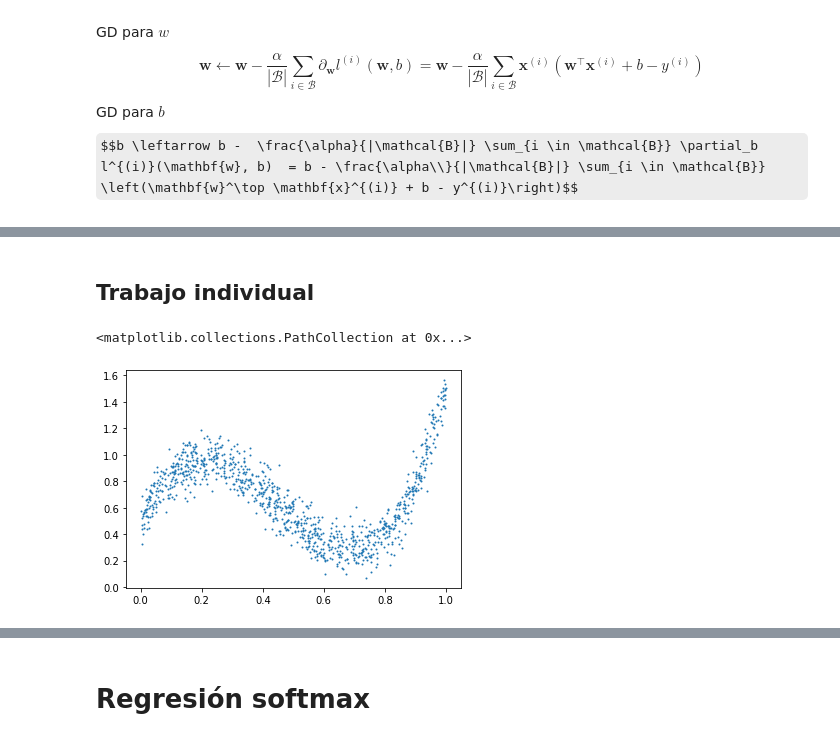
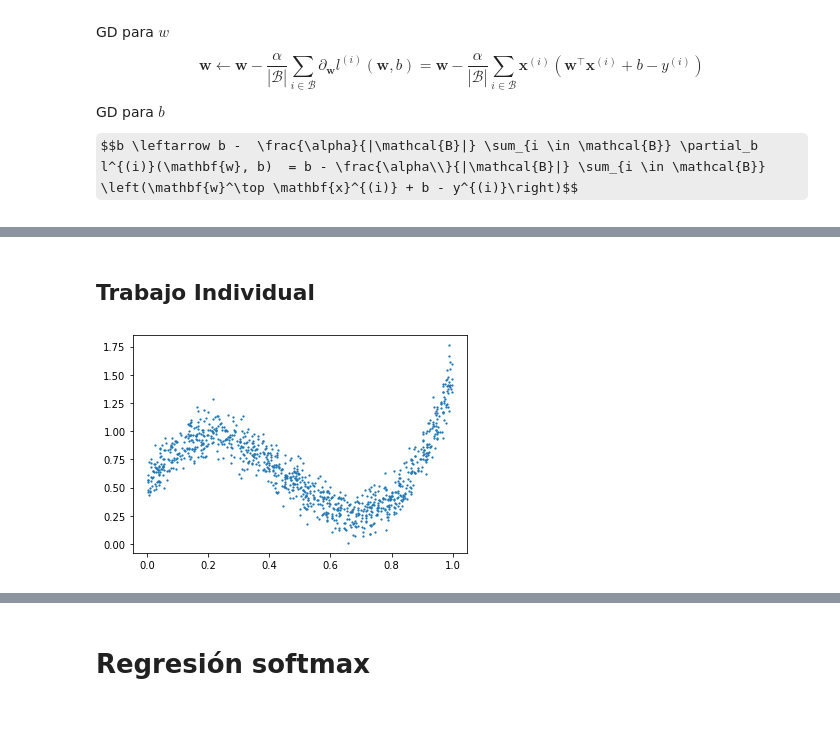
Before and after one commit to ramajoballester/mil_deeplearning, a Jupyter notebook: 1_introduccion.ipynb, the cells around one changed output, grey strips where cells are left out. Saved outputs shown, nothing was run; the diff lists cells and outputs as text; code cells hidden in the pictures; some formulas as TeX source.

```diff
--- a/1_introduccion.ipynb
+++ b/1_introduccion.ipynb
@@ -325,0 +300,25 @@ Epoch 4, loss: 0.2715857923030853
+# %%
+# Batch size
+batch_size = 8
+# Learning rate
+lr = 0.005
+# Número de epochs de entrenamiento
+num_epochs = 5
+# %%
+# Función de pérdida
+loss = nn.MSELoss()
+# Optimizador
+optimizer = torch.optim.SGD(model.parameters(), lr=lr)
+# %%
+# Inicialización de los parámetros (se inicializan por defecto)
+model.linear.weight.data.normal_(0, 0.01)
+model.linear.bias.data.fill_(0)
+
+for epoch in range(num_epochs):
+    for X, y in dataloader:
+        l = loss(model(X) ,y)
+        optimizer.zero_grad()
+        l.backward()
+        optimizer.step()
+    l = loss(model(X), y)
+    print(f'epoch {epoch + 1}, loss {l:f}')
@@ -326,2 +346,2 @@ Epoch 4, loss: 0.2715857923030853
 # %% [markdown]
-## Trabajo individual
+## Trabajo Individual
@@ -335,20 +355,18 @@ Epoch 4, loss: 0.2715857923030853
 # %%
 def synthetic_data2(w, b, noise, num_examples):
-    x = torch.rand(num_examples)
-    y = torch.matmul(torch.stack([x, x**2, x**3]).T, w) + b
+    X, _ = torch.sort(torch.rand(num_examples))
+    y = torch.matmul(torch.stack([X, X**2, X**3]).T, w) + b
     y += torch.normal(0, noise, y.shape)
+    return X.unsqueeze(-1), y.unsqueeze(-1)
 
-    return x.unsqueeze(-1), y.unsqueeze(-1)
-
-true_w = torch.Tensor([5, -16, 12])
+true_w = torch.tensor([5.0, -16.0, 12.0])
 true_b = torch.Tensor([0.5])
 noise = 0.1
-x_train, y_train = synthetic_data2(true_w, true_b, noise, 1000)
+features, labels = synthetic_data2(true_w, true_b, noise, 1000)
 # %%
-plt.scatter(x_train, y_train, s=1)
+plt.scatter(features, labels, s=1.5);
 # %% [output]
-<matplotlib.collections.PathCollection at 0x...>
-[figure, old version]
+[figure, new version]
 # %%
 class LinReg(nn.Module):
     '''
```
Also changed, not shown: parts of 126 cells of this notebook.
